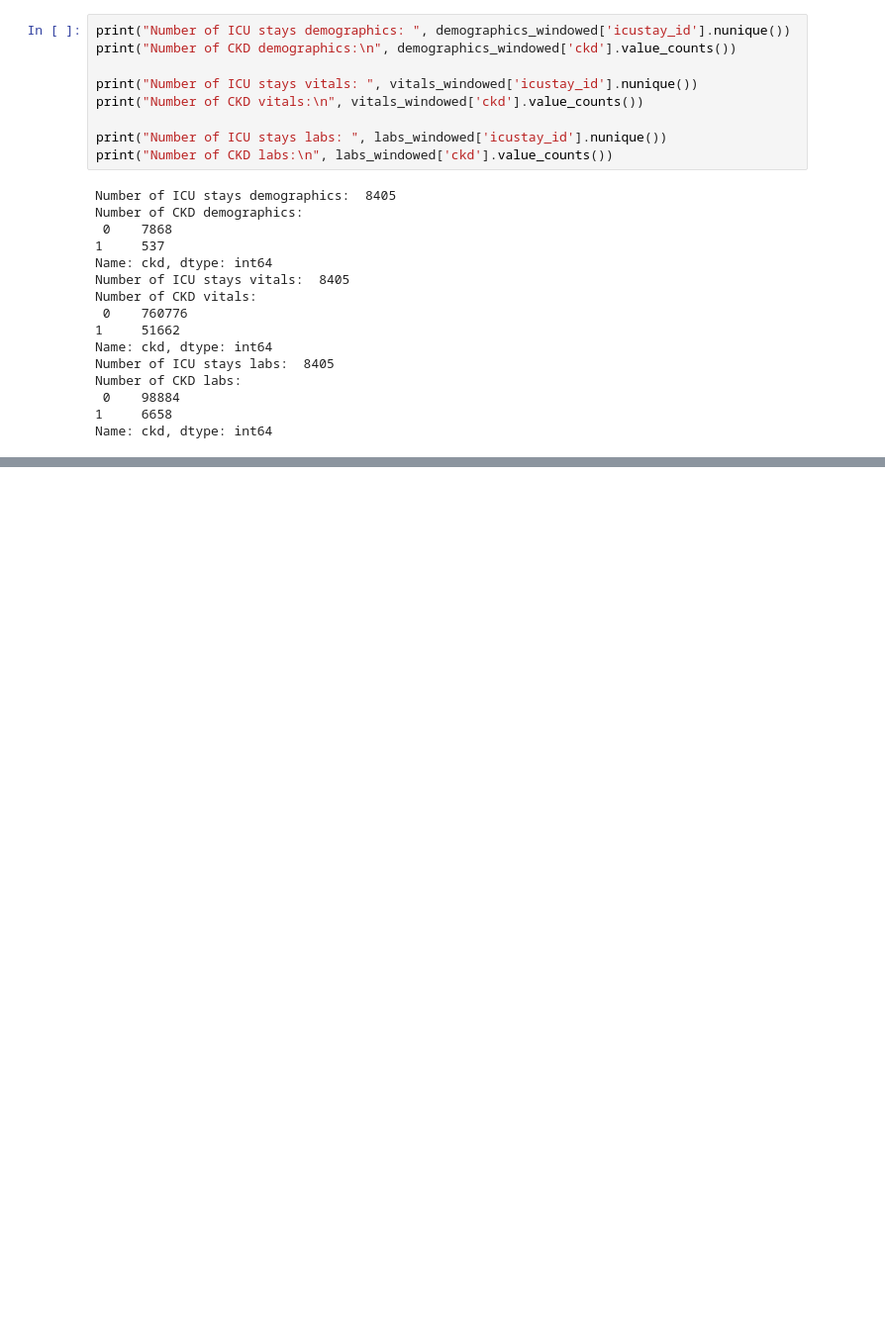
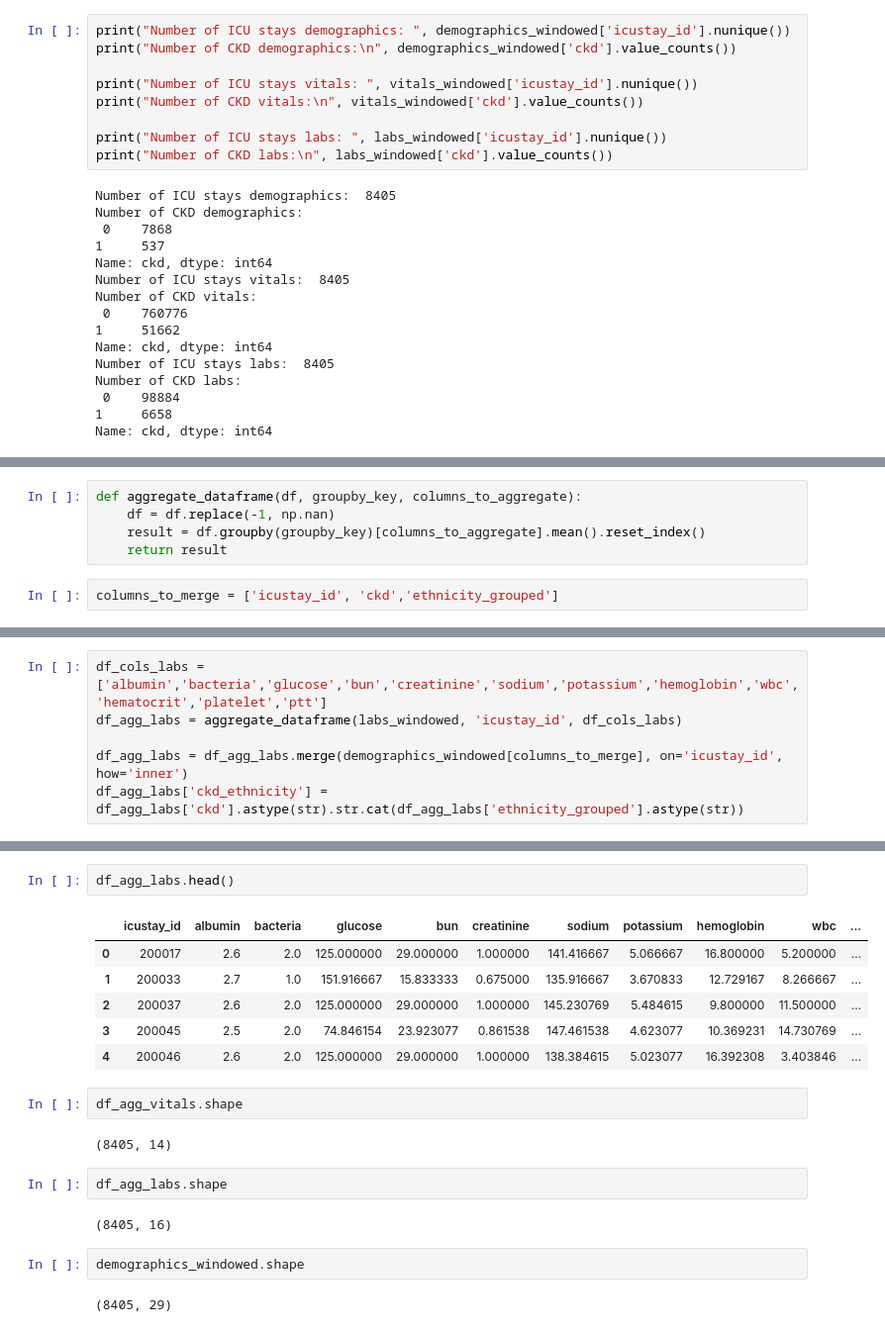
Before and after one commit to navikannur/CKD_Multimodal_Thesis, a Jupyter notebook: Thesis_Main.ipynb, the cells around one changed output, grey strips where cells are left out. Shown: that part at 99% size. Cells and saved outputs as stored; diff of their text form; blank space fills up the shorter version.

```diff
--- a/Thesis_Main.ipynb
+++ b/Thesis_Main.ipynb
@@ -404,0 +414,7 @@ Name: ckd, dtype: int64
+# %%
+def aggregate_dataframe(df, groupby_key, columns_to_aggregate):
+    df = df.replace(-1, np.nan)
+    result = df.groupby(groupby_key)[columns_to_aggregate].mean().reset_index()
+    return result
+# %%
+columns_to_merge = ['icustay_id', 'ckd','ethnicity_grouped']
@@ -404,0 +427,6 @@ Name: ckd, dtype: int64
+# %%
+df_cols_labs = ['albumin','bacteria','glucose','bun','creatinine','sodium','potassium','hemoglobin','wbc','hematocrit','platelet','ptt']
+df_agg_labs = aggregate_dataframe(labs_windowed, 'icustay_id', df_cols_labs)
+
+df_agg_labs = df_agg_labs.merge(demographics_windowed[columns_to_merge], on='icustay_id', how='inner')
+df_agg_labs['ckd_ethnicity'] = df_agg_labs['ckd'].astype(str).str.cat(df_agg_labs['ethnicity_grouped'].astype(str))
@@ -404,0 +463,21 @@ Name: ckd, dtype: int64
+# %%
+df_agg_labs.head()
+# %% [output]
+|  | icustay_id | albumin | bacteria | glucose | bun | creatinine | sodium | potassium | hemoglobin | wbc | ... |
+| 0 | 200017 | 2.6 | 2.0 | 125.000000 | 29.000000 | 1.000000 | 141.416667 | 5.066667 | 16.800000 | 5.200000 | ... |
+| 1 | 200033 | 2.7 | 1.0 | 151.916667 | 15.833333 | 0.675000 | 135.916667 | 3.670833 | 12.729167 | 8.266667 | ... |
+| 2 | 200037 | 2.6 | 2.0 | 125.000000 | 29.000000 | 1.000000 | 145.230769 | 5.484615 | 9.800000 | 11.500000 | ... |
+| 3 | 200045 | 2.5 | 2.0 | 74.846154 | 23.923077 | 0.861538 | 147.461538 | 4.623077 | 10.369231 | 14.730769 | ... |
+| 4 | 200046 | 2.6 | 2.0 | 125.000000 | 29.000000 | 1.000000 | 138.384615 | 5.023077 | 16.392308 | 3.403846 | ... |
+# %%
+df_agg_vitals.shape
+# %% [output]
+(8405, 14)
+# %%
+df_agg_labs.shape
+# %% [output]
+(8405, 16)
+# %%
+demographics_windowed.shape
+# %% [output]
+(8405, 29)
```
Also changed, not shown: parts of 90 cells of this notebook.
